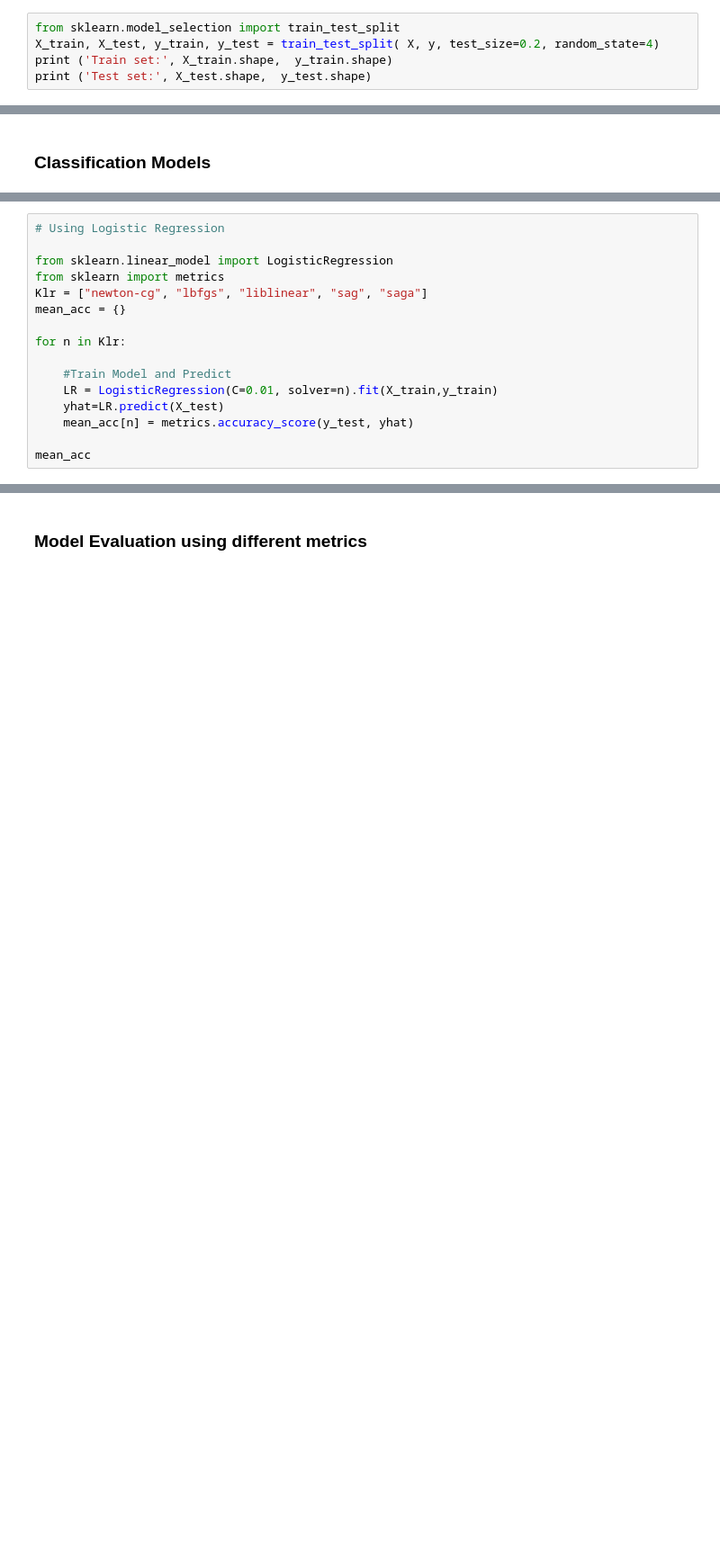
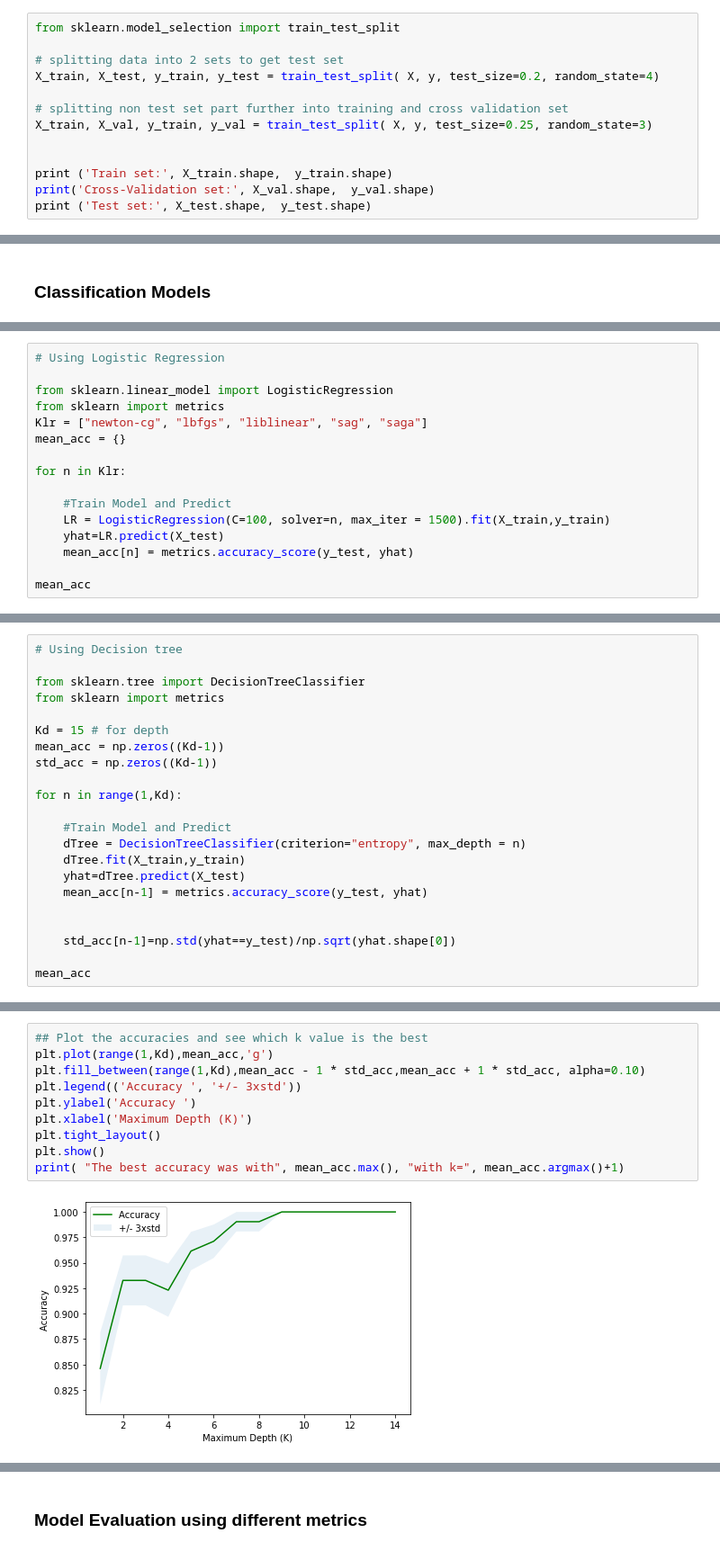
Before and after one commit to binodmathews93/ML-Projects, a Jupyter notebook: Diabetes Prediction Using Classification models.ipynb, the cells around one changed output, grey strips where cells are left out. Shown: that part at 90% size. Drawn from its saved outputs; the diff is of its cells as text; blank space fills up the shorter version.

Commit message:
Added Decision tree algo to Diabetes Prediction

```diff
--- a/Diabetes Prediction Using Classification models.ipynb
+++ b/Diabetes Prediction Using Classification models.ipynb
@@ -128,7 +126,15 @@ print(y[0:5])
 ### Split Training & Testing Data
 # %%
 from sklearn.model_selection import train_test_split
+
+# splitting data into 2 sets to get test set
 X_train, X_test, y_train, y_test = train_test_split( X, y, test_size=0.2, random_state=4)
+
+# splitting non test set part further into training and cross validation set
+X_train, X_val, y_train, y_val = train_test_split( X, y, test_size=0.25, random_state=3)
+
+
 print ('Train set:', X_train.shape,  y_train.shape)
+print('Cross-Validation set:', X_val.shape,  y_val.shape)
 print ('Test set:', X_test.shape,  y_test.shape)
 # %% [output]
@@ -147,7 +156,7 @@ mean_acc = {}
 for n in Klr:
 
     #Train Model and Predict
-    LR = LogisticRegression(C=0.01, solver=n).fit(X_train,y_train)
+    LR = LogisticRegression(C=100, solver=n, max_iter = 1500).fit(X_train,y_train)
     yhat=LR.predict(X_test)
     mean_acc[n] = metrics.accuracy_score(y_test, yhat)
 
@@ -166,0 +178,22 @@ LogisticRegression(C=0.01, solver='liblinear')
+# %%
+# Using Decision tree
+
+from sklearn.tree import DecisionTreeClassifier
+from sklearn import metrics
+
+Kd = 15 # for depth
+mean_acc = np.zeros((Kd-1))
+std_acc = np.zeros((Kd-1))
+
+for n in range(1,Kd):
+
+    #Train Model and Predict
+    dTree = DecisionTreeClassifier(criterion="entropy", max_depth = n)
+    dTree.fit(X_train,y_train)
+    yhat=dTree.predict(X_test)
+    mean_acc[n-1] = metrics.accuracy_score(y_test, yhat)
+
+
+    std_acc[n-1]=np.std(yhat==y_test)/np.sqrt(yhat.shape[0])
+
+mean_acc
@@ -166,0 +204,12 @@ LogisticRegression(C=0.01, solver='liblinear')
+# %%
+## Plot the accuracies and see which k value is the best
+plt.plot(range(1,Kd),mean_acc,'g')
+plt.fill_between(range(1,Kd),mean_acc - 1 * std_acc,mean_acc + 1 * std_acc, alpha=0.10)
+plt.legend(('Accuracy ', '+/- 3xstd'))
+plt.ylabel('Accuracy ')
+plt.xlabel('Maximum Depth (K)')
+plt.tight_layout()
+plt.show()
+print( "The best accuracy was with", mean_acc.max(), "with k=", mean_acc.argmax()+1)
+# %% [output]
+[figure, added]
```
Also changed, not shown: parts of 14 cells of this notebook.
